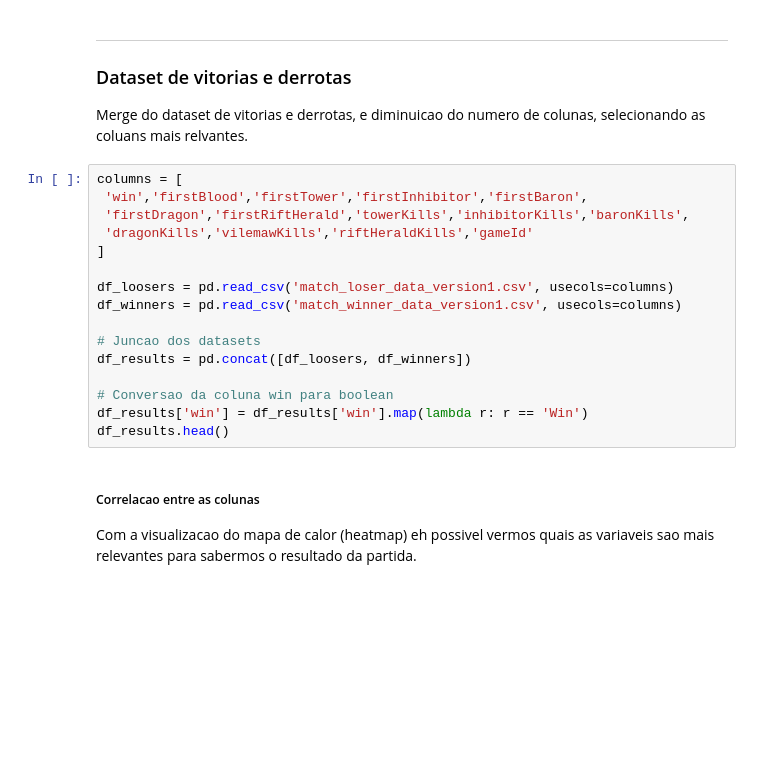
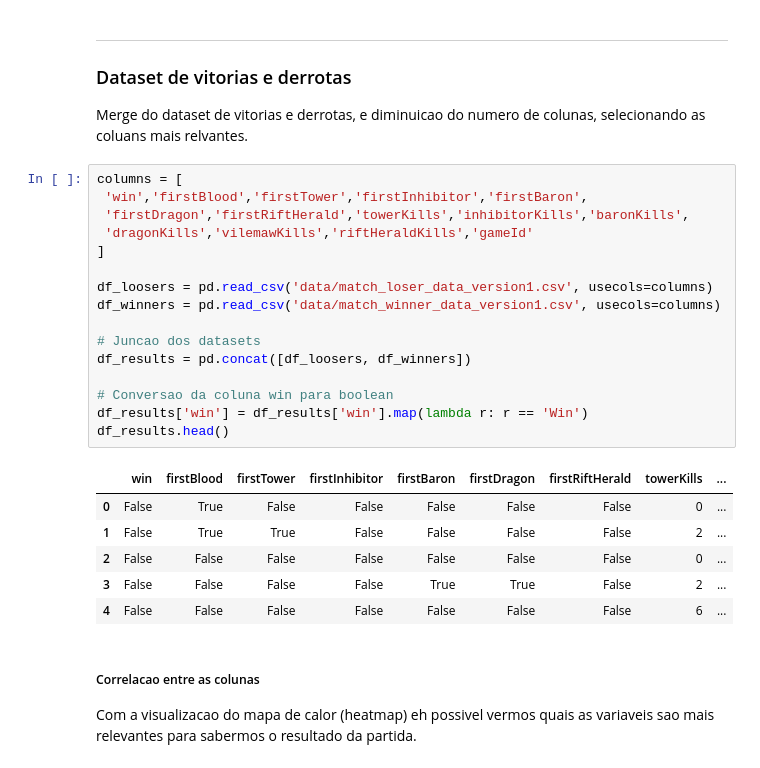
Before and after one commit to pikonha/lol-analysis, a Jupyter notebook: index.ipynb, the cells around one changed output. Drawn from its saved outputs; the diff is of its cells as text; blank space fills up the shorter version.

```diff
--- a/index.ipynb
+++ b/index.ipynb
@@ -239,19 +319,26 @@ Merge do dataset de vitorias e derrotas, e diminuicao do numero de colunas, sele
 # %%
 columns = [
  'win','firstBlood','firstTower','firstInhibitor','firstBaron',
  'firstDragon','firstRiftHerald','towerKills','inhibitorKills','baronKills',
  'dragonKills','vilemawKills','riftHeraldKills','gameId'
 ]
 
-df_loosers = pd.read_csv('match_loser_data_version1.csv', usecols=columns)
-df_winners = pd.read_csv('match_winner_data_version1.csv', usecols=columns)
+df_loosers = pd.read_csv('data/match_loser_data_version1.csv', usecols=columns)
+df_winners = pd.read_csv('data/match_winner_data_version1.csv', usecols=columns)
 
 # Juncao dos datasets
 df_results = pd.concat([df_loosers, df_winners])
 
 # Conversao da coluna win para boolean
 df_results['win'] = df_results['win'].map(lambda r: r == 'Win')
 df_results.head()
+# %% [output]
+|  | win | firstBlood | firstTower | firstInhibitor | firstBaron | firstDragon | firstRiftHerald | towerKills | ... |
+| 0 | False | True | False | False | False | False | False | 0 | ... |
+| 1 | False | True | True | False | False | False | False | 2 | ... |
+| 2 | False | False | False | False | False | False | False | 0 | ... |
+| 3 | False | False | False | False | True | True | False | 2 | ... |
+| 4 | False | False | False | False | False | False | False | 6 | ... |
 # %% [markdown]
 #####  Correlacao entre as colunas
 
```
Also changed, not shown: parts of 26 cells of this notebook, 5 other files.
